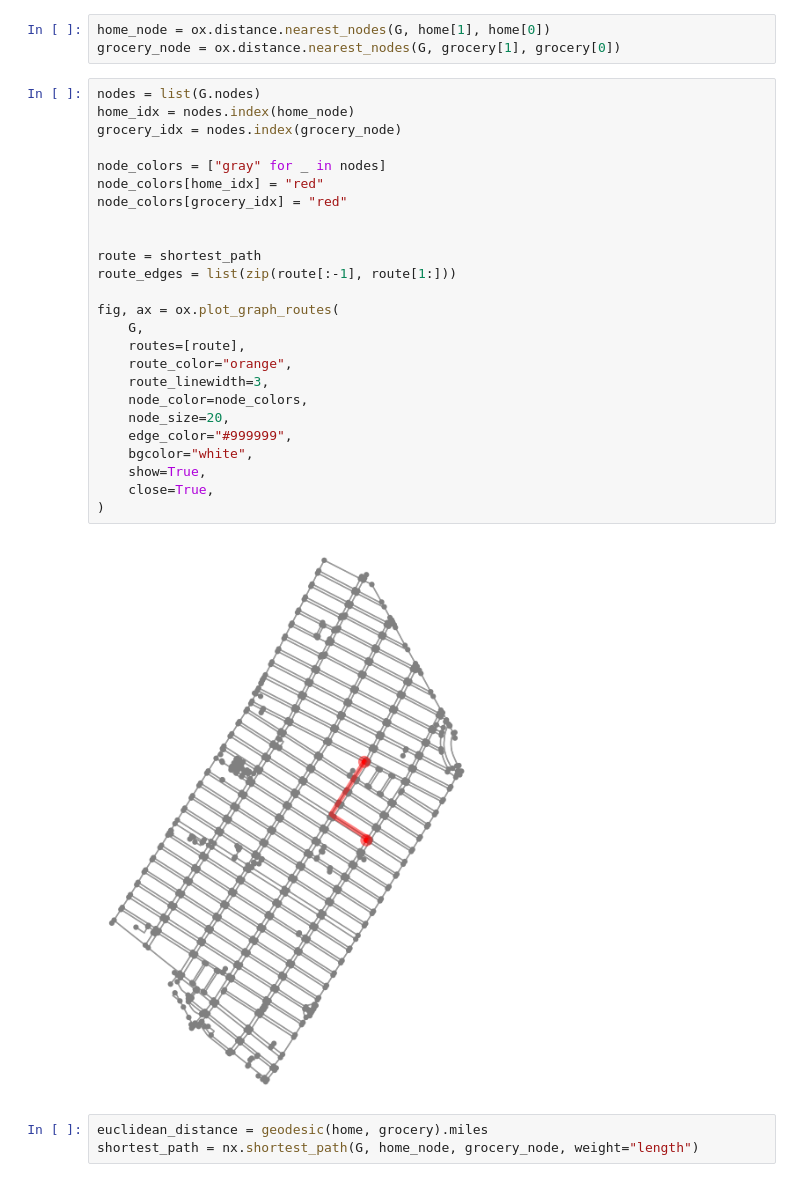
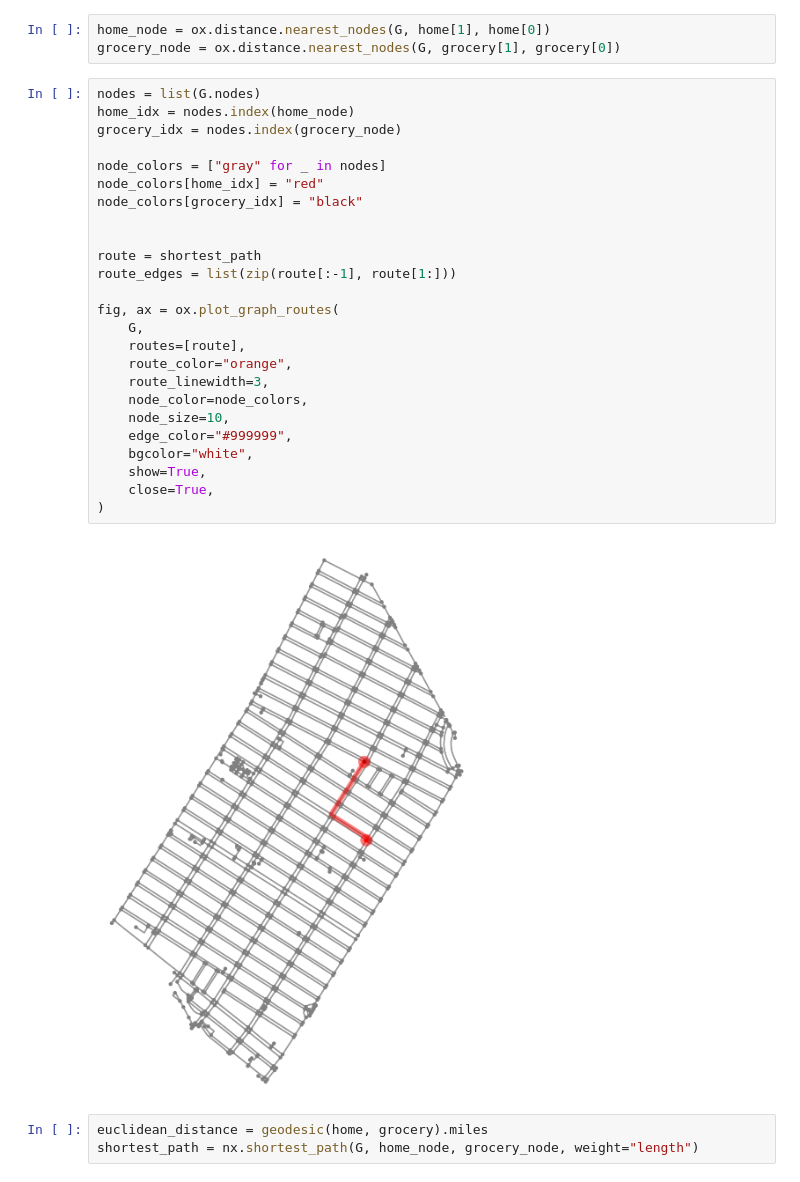
Before and after one commit to sunnihuu/cdp-mapping-systems, a Jupyter notebook: Assignments/04. Networks/Networks.ipynb, the cells around one changed output. Drawn from its saved outputs; the diff is of its cells as text.

```diff
--- a/Assignments/04. Networks/Networks.ipynb
+++ b/Assignments/04. Networks/Networks.ipynb
@@ -44,30 +44,30 @@ grocery_node = ox.distance.nearest_nodes(G, grocery[1], grocery[0])
 # %%
 nodes = list(G.nodes)
 home_idx = nodes.index(home_node)
 grocery_idx = nodes.index(grocery_node)
 
 node_colors = ["gray" for _ in nodes]
 node_colors[home_idx] = "red"
-node_colors[grocery_idx] = "red"
+node_colors[grocery_idx] = "black"
 
 
 route = shortest_path
 route_edges = list(zip(route[:-1], route[1:]))
 
 fig, ax = ox.plot_graph_routes(
     G,
     routes=[route],
     route_color="orange",
     route_linewidth=3,
     node_color=node_colors,
-    node_size=20,
+    node_size=10,
     edge_color="#999999",
     bgcolor="white",
     show=True,
     close=True,
 )
 # %% [output]
-[figure, old version]
+[figure, new version]
 # %%
 euclidean_distance = geodesic(home, grocery).miles
 shortest_path = nx.shortest_path(G, home_node, grocery_node, weight="length")
```
Also changed, not shown: 1 other file.
